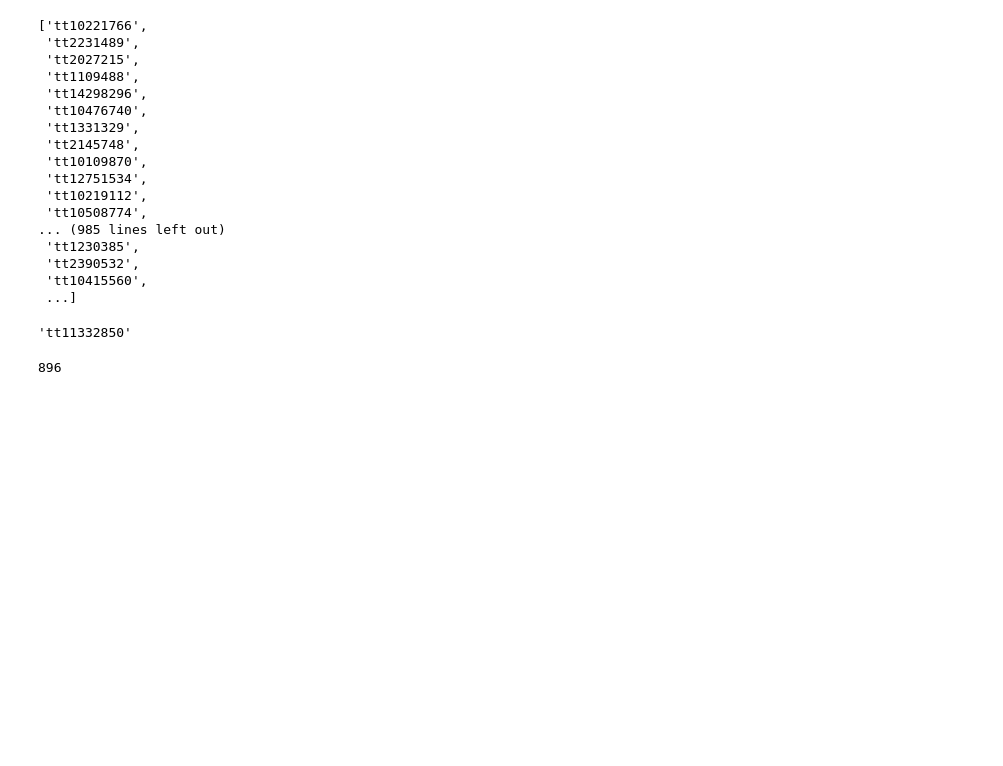
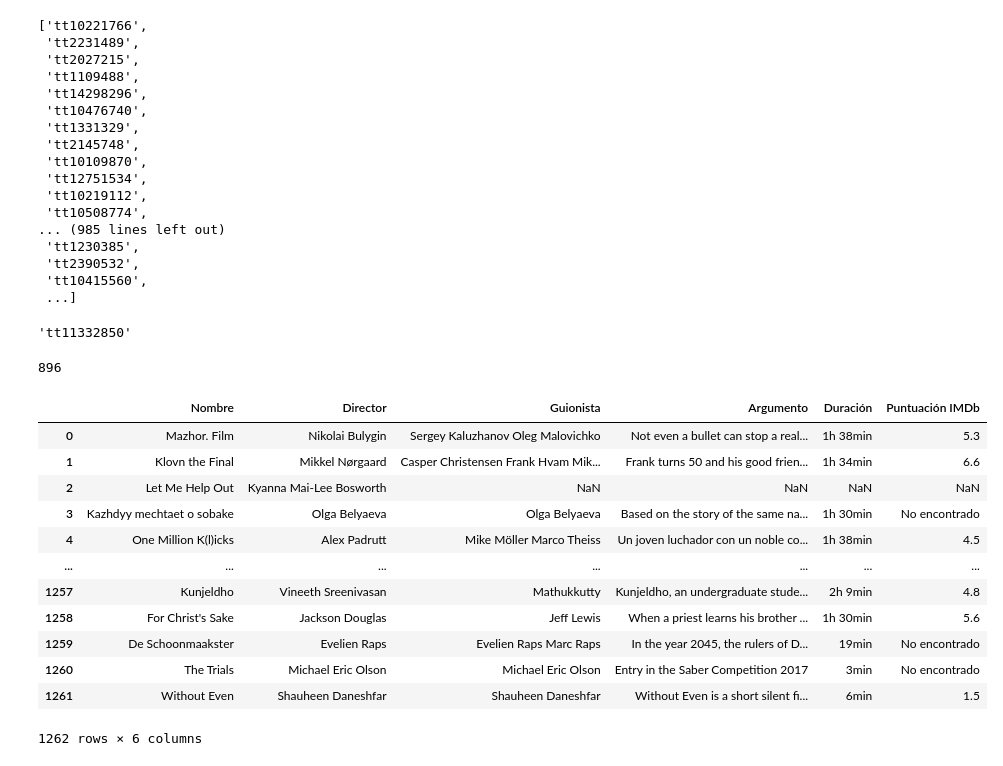
Before and after one commit to Adalab/project-da-promo-H-module-2-team-Interstellar, a Jupyter notebook: SELENIUM/IMDB-Selenium-Fase2.ipynb, the cells around one changed output. Saved outputs shown, nothing was run; the diff lists cells and outputs as text; code cells hidden in the pictures; blank space fills up the shorter version.

```diff
--- a/SELENIUM/IMDB-Selenium-Fase2.ipynb
+++ b/SELENIUM/IMDB-Selenium-Fase2.ipynb
@@ -459,3 +510,21 @@ sublista_2[894]
 sublista_2.index("")
 # %% [output]
 896
+# %%
+df_prueba=pd.read_csv("resultados_info_sublista1.csv")
+# %%
+df_prueba
+# %% [output]
+|  | Nombre | Director | Guionista | Argumento | Duración | Puntuación IMDb |
+| 0 | Mazhor. Film | Nikolai Bulygin | Sergey Kaluzhanov Oleg Malovichko | Not even a bullet can stop a real... | 1h 38min | 5.3 |
+| 1 | Klovn the Final | Mikkel Nørgaard | Casper Christensen Frank Hvam Mik... | Frank turns 50 and his good frien... | 1h 34min | 6.6 |
+| 2 | Let Me Help Out | Kyanna Mai-Lee Bosworth | NaN | NaN | NaN | NaN |
+| 3 | Kazhdyy mechtaet o sobake | Olga Belyaeva | Olga Belyaeva | Based on the story of the same na... | 1h 30min | No encontrado |
+| 4 | One Million K(l)icks | Alex Padrutt | Mike Möller Marco Theiss | Un joven luchador con un noble co... | 1h 38min | 4.5 |
+| ... | ... | ... | ... | ... | ... | ... |
+| 1257 | Kunjeldho | Vineeth Sreenivasan | Mathukkutty | Kunjeldho, an undergraduate stude... | 2h 9min | 4.8 |
+| 1258 | For Christ's Sake | Jackson Douglas | Jeff Lewis | When a priest learns his brother ... | 1h 30min | 5.6 |
+| 1259 | De Schoonmaakster | Evelien Raps | Evelien Raps Marc Raps | In the year 2045, the rulers of D... | 19min | No encontrado |
+| 1260 | The Trials | Michael Eric Olson | Michael Eric Olson | Entry in the Saber Competition 2017 | 3min | No encontrado |
+| 1261 | Without Even | Shauheen Daneshfar | Shauheen Daneshfar | Without Even is a short silent fi... | 6min | 1.5 |
+1262 rows × 6 columns
```
Also changed, not shown: parts of 9 cells of this notebook, 1 other file.
